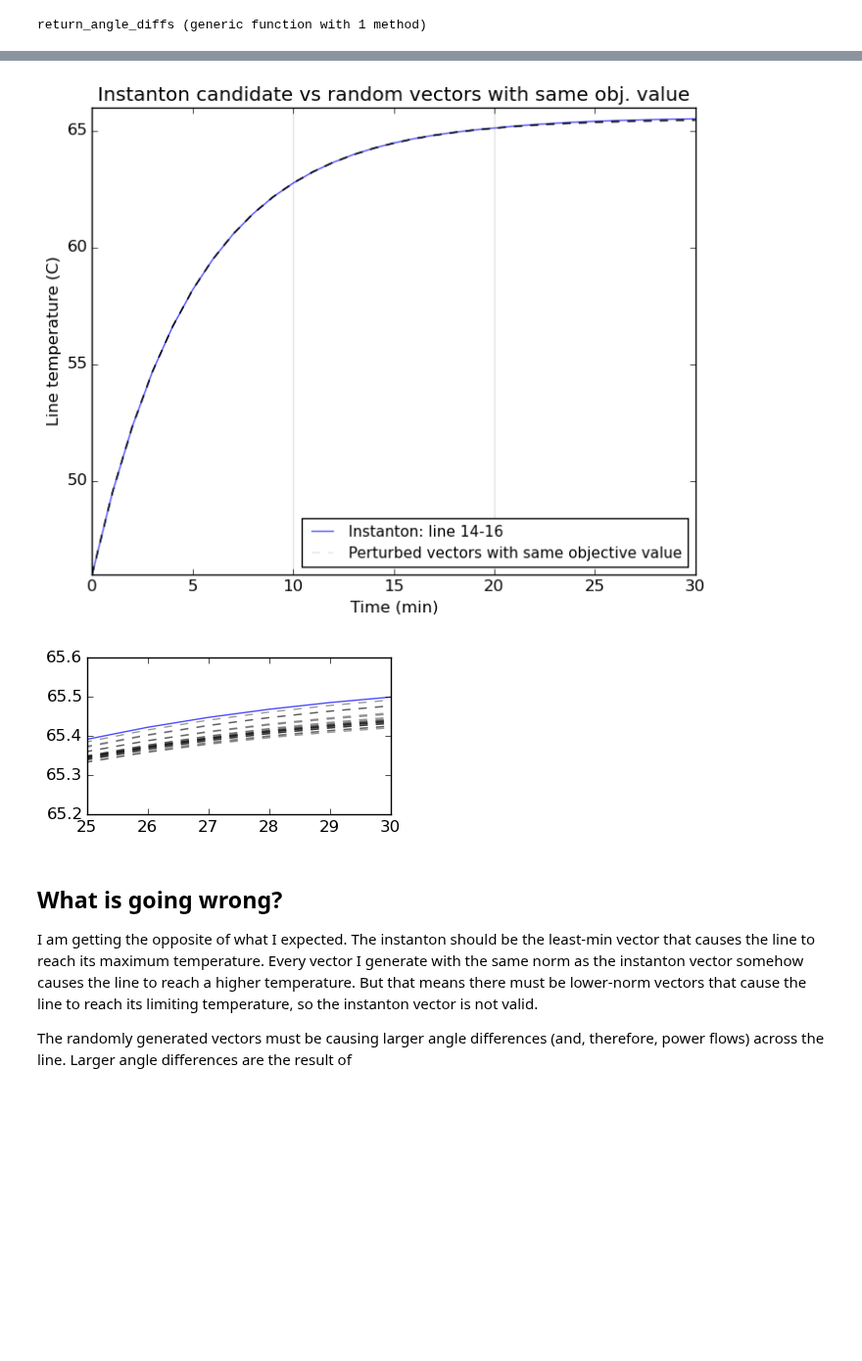
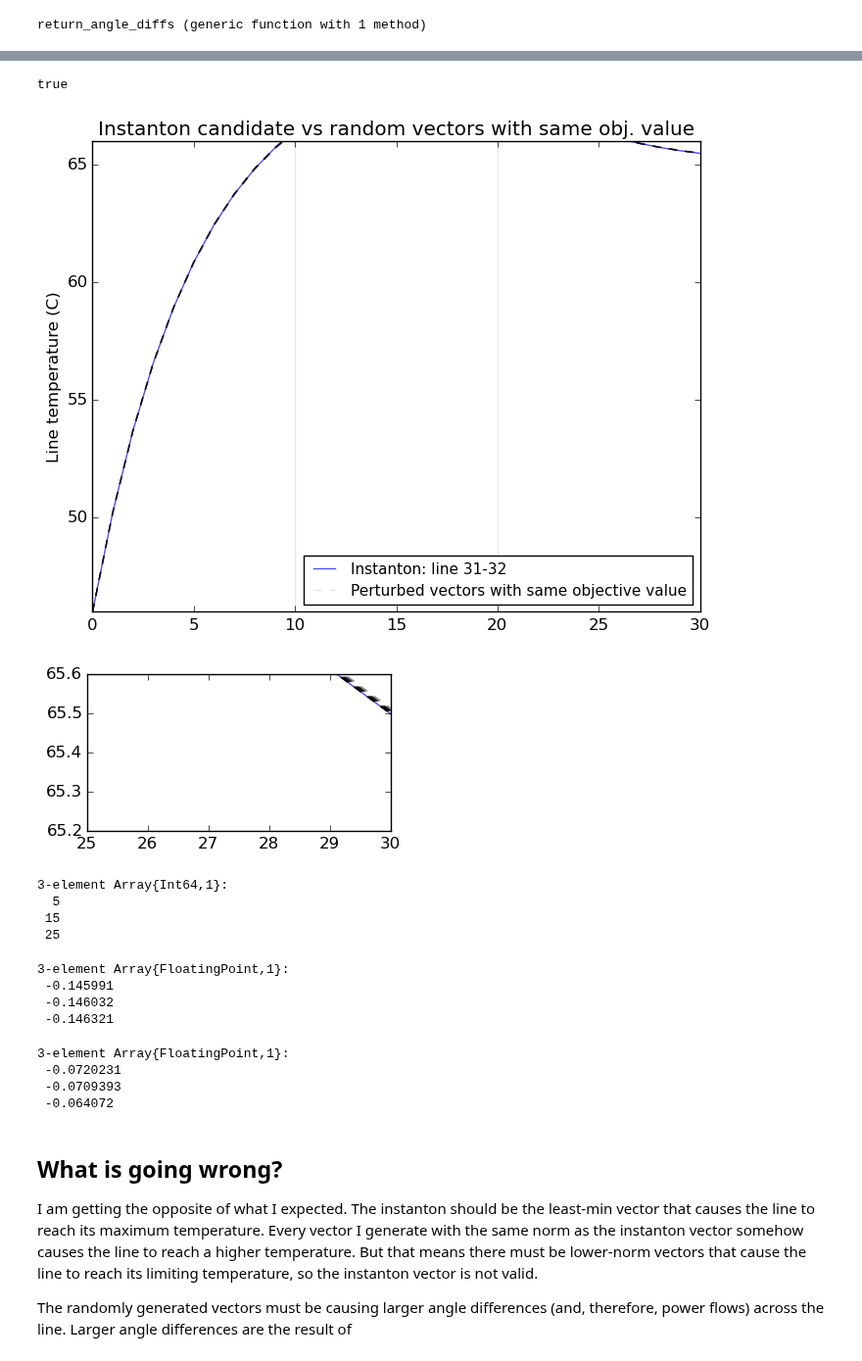
Before and after one commit to kersulis/TemporalInstanton.jl, a Jupyter notebook: nbs/2015-06-17-Figure for Misha.ipynb, the cells around one changed output, grey strips where cells are left out. Shown at 98% size. Cells and saved outputs as stored; diff of their text form; code cells hidden in the pictures; blank space fills up the shorter version.

```diff
--- a/nbs/2015-06-17-Figure for Misha.ipynb
+++ b/nbs/2015-06-17-Figure for Misha.ipynb
@@ -277,7 +276,7 @@ end
 # %% [output]
 return_angle_diffs (generic function with 1 method)
 # %%
-eidx = 1
+eidx = 10
 
 # Thermal parameters:
 temp_eq(t,T0,a,b) = (T0 + b/a).*exp(a*t) - b/a # solution to approx. heat balance IVP
@@ -389,5 +397,9 @@ Slider{Int64}([Input{Int64}] 27,"plc",27,1:54)
+# %%
+PyPlot.svg(true)
+# %% [output]
+true
 # %%
-eidx = 1
+eidx = 12
 
 # Thermal parameters:
 temp_eq(t,T0,a,b) = (T0 + b/a).*exp(a*t) - b/a # solution to approx. heat balance IVP
@@ -469,39 +481,57 @@ for i in 1:size(temp_trajectories,1)
         plot(temp_trajectories[i],alpha=0.1,"k--")
     end
 end
-title("Instanton candidate vs random vectors with same obj. value")
-xlabel("Time (min)")
+title("Instanton vs random vectors with same obj. value")
+#xlabel("Time (min)")
 ylabel("Line temperature (C)")
 legend(["Instanton: line $(from)-$(to)","Perturbed vectors with same objective value"],fontsize=11,loc=4)
 # axis([0,30,40,1.1*Tlim])
 axis([0,30,46,66])
 plot([10,10],[40,1.1*Tlim],"k",alpha=0.1)
 plot([20,20],[40,1.1*Tlim],"k",alpha=0.1)
 midpoints = [5,15,25]
 
 savefig("../images/2015-06-18-inst-vs-rand.svg")
 
 fig2 = figure(figsize=(4,2))
 # Plot
 for i in 1:size(temp_trajectories,1)
     if i == 1
         plot(temp_trajectories[i],alpha=0.7)
     else
         plot(temp_trajectories[i],alpha=0.4,"k--")
     end
 end
 #title("Instanton candidate vs random vectors with same obj. value")
 #xlabel("Time (min)")
 #ylabel("Line temperature (C)")
 #legend(["Instanton: line $(from)-$(to)","Perturbed vectors with same objective value"],fontsize=11,loc=4)
 # axis([0,30,40,1.1*Tlim])
 axis([25,30,65.2,65.6])
 plot([10,10],[40,1.1*Tlim],"k",alpha=0.1)
 plot([20,20],[40,1.1*Tlim],"k",alpha=0.1)
 yticks(65.2:0.1:65.6)
 midpoints = [5,15,25]
 
-savefig("../images/2015-06-18-inst-vs-rand-zoom.svg")
+#savefig("../images/2015-06-18-inst-vs-rand-zoom.svg")
 # %% [output]
-[figure, old version]
+[figure, new version]
-[figure, old version]
+[figure, new version]
+3-element Array{Int64,1}:
+  5
+ 15
+ 25
+# %%
+diffs_dump[1]
+# %% [output]
+3-element Array{FloatingPoint,1}:
+ -0.145991
+ -0.146032
+ -0.146321
+# %%
+diffs_dump[1]
+# %% [output]
+3-element Array{FloatingPoint,1}:
+ -0.0720231
+ -0.0709393
+ -0.064072
```
Also changed, not shown: parts of 9 cells of this notebook, 2 other files.
